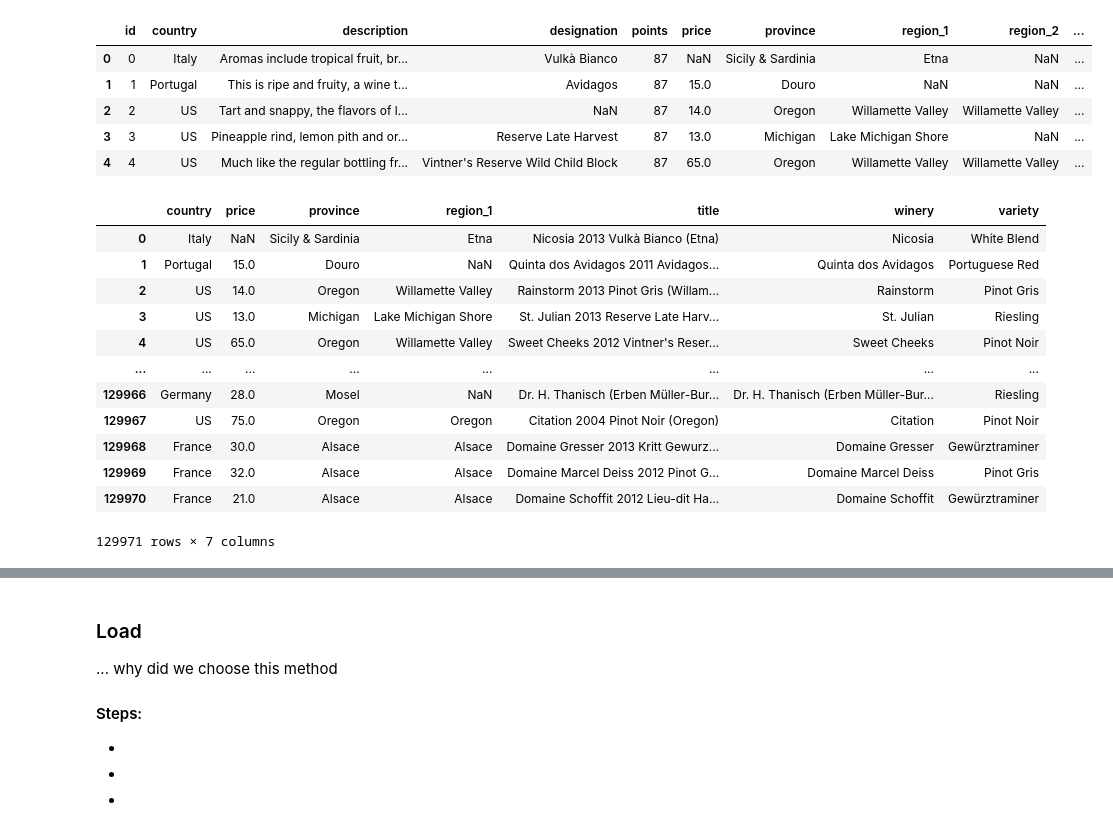
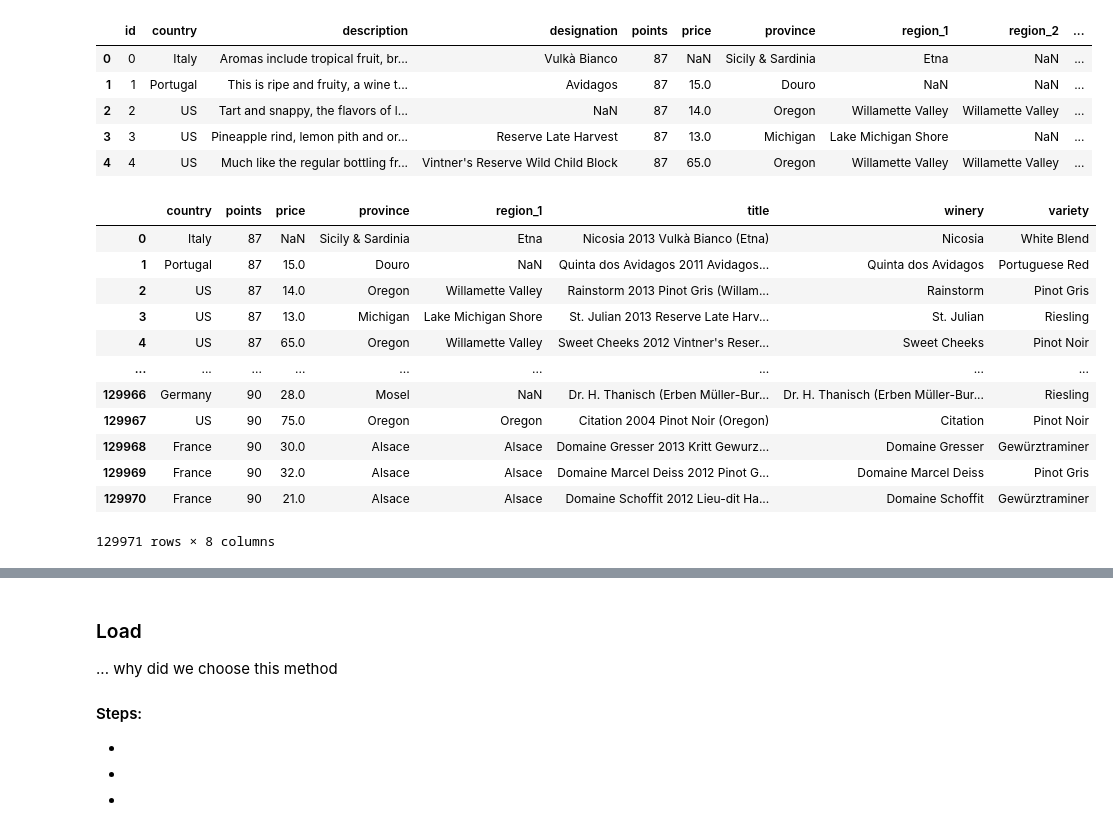
Before and after one commit to CarmenK2/ETL-project, a Jupyter notebook: vineyard.ipynb, the cells around one changed output, grey strips where cells are left out. Drawn from its saved outputs; the diff is of its cells as text; code cells hidden in the pictures.

```diff
--- a/vineyard.ipynb
+++ b/vineyard.ipynb
@@ -70,23 +70,23 @@ wine_df.head()
 | 4 | 4 | US | Much like the regular bottling fr... | Vintner's Reserve Wild Child Block | 87 | 65.0 | Oregon | Willamette Valley | Willamette Valley | ... |
 # %%
 # Create new dataframe with the following columns: country, price, province, region_1, title, winery, variety
-cleanwine_df = wine_df[["country", "price", "province", "region_1", "title", "winery", "variety"]]
+cleanwine_df = wine_df[["country", "points", "price", "province", "region_1", "title", "winery", "variety"]]
 
 # Display dataframe
 cleanwine_df
 # %% [output]
-|  | country | price | province | region_1 | title | winery | variety |
-| 0 | Italy | NaN | Sicily & Sardinia | Etna | Nicosia 2013 Vulkà Bianco (Etna) | Nicosia | White Blend |
-| 1 | Portugal | 15.0 | Douro | NaN | Quinta dos Avidagos 2011 Avidagos... | Quinta dos Avidagos | Portuguese Red |
-| 2 | US | 14.0 | Oregon | Willamette Valley | Rainstorm 2013 Pinot Gris (Willam... | Rainstorm | Pinot Gris |
-| 3 | US | 13.0 | Michigan | Lake Michigan Shore | St. Julian 2013 Reserve Late Harv... | St. Julian | Riesling |
-| 4 | US | 65.0 | Oregon | Willamette Valley | Sweet Cheeks 2012 Vintner's Reser... | Sweet Cheeks | Pinot Noir |
-| ... | ... | ... | ... | ... | ... | ... | ... |
-| 129966 | Germany | 28.0 | Mosel | NaN | Dr. H. Thanisch (Erben Müller-Bur... | Dr. H. Thanisch (Erben Müller-Bur... | Riesling |
-| 129967 | US | 75.0 | Oregon | Oregon | Citation 2004 Pinot Noir (Oregon) | Citation | Pinot Noir |
-| 129968 | France | 30.0 | Alsace | Alsace | Domaine Gresser 2013 Kritt Gewurz... | Domaine Gresser | Gewürztraminer |
-| 129969 | France | 32.0 | Alsace | Alsace | Domaine Marcel Deiss 2012 Pinot G... | Domaine Marcel Deiss | Pinot Gris |
-| 129970 | France | 21.0 | Alsace | Alsace | Domaine Schoffit 2012 Lieu-dit Ha... | Domaine Schoffit | Gewürztraminer |
+|  | country | points | price | province | region_1 | title | winery | variety |
+| 0 | Italy | 87 | NaN | Sicily & Sardinia | Etna | Nicosia 2013 Vulkà Bianco (Etna) | Nicosia | White Blend |
+| 1 | Portugal | 87 | 15.0 | Douro | NaN | Quinta dos Avidagos 2011 Avidagos... | Quinta dos Avidagos | Portuguese Red |
+| 2 | US | 87 | 14.0 | Oregon | Willamette Valley | Rainstorm 2013 Pinot Gris (Willam... | Rainstorm | Pinot Gris |
+| 3 | US | 87 | 13.0 | Michigan | Lake Michigan Shore | St. Julian 2013 Reserve Late Harv... | St. Julian | Riesling |
+| 4 | US | 87 | 65.0 | Oregon | Willamette Valley | Sweet Cheeks 2012 Vintner's Reser... | Sweet Cheeks | Pinot Noir |
+| ... | ... | ... | ... | ... | ... | ... | ... | ... |
+| 129966 | Germany | 90 | 28.0 | Mosel | NaN | Dr. H. Thanisch (Erben Müller-Bur... | Dr. H. Thanisch (Erben Müller-Bur... | Riesling |
+| 129967 | US | 90 | 75.0 | Oregon | Oregon | Citation 2004 Pinot Noir (Oregon) | Citation | Pinot Noir |
+| 129968 | France | 90 | 30.0 | Alsace | Alsace | Domaine Gresser 2013 Kritt Gewurz... | Domaine Gresser | Gewürztraminer |
+| 129969 | France | 90 | 32.0 | Alsace | Alsace | Domaine Marcel Deiss 2012 Pinot G... | Domaine Marcel Deiss | Pinot Gris |
+| 129970 | France | 90 | 21.0 | Alsace | Alsace | Domaine Schoffit 2012 Lieu-dit Ha... | Domaine Schoffit | Gewürztraminer |
-129971 rows × 7 columns
+129971 rows × 8 columns
 # %%
 # Rename column heads
```
Also changed, not shown: parts of 4 cells of this notebook, 1 other file.
